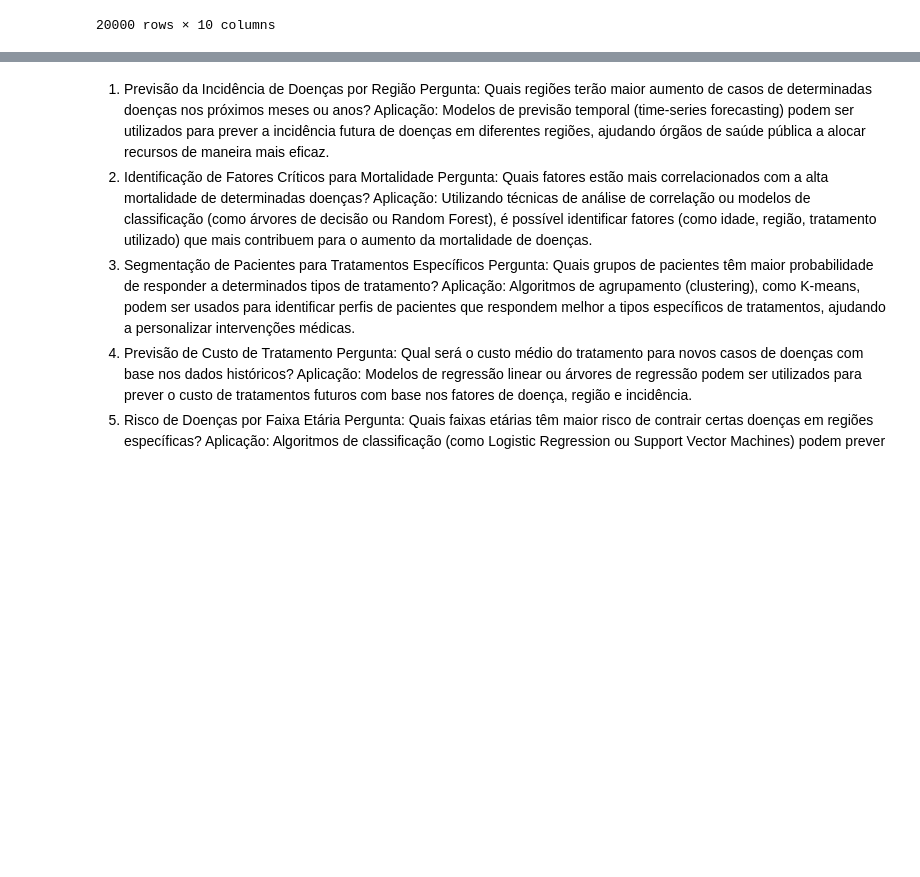
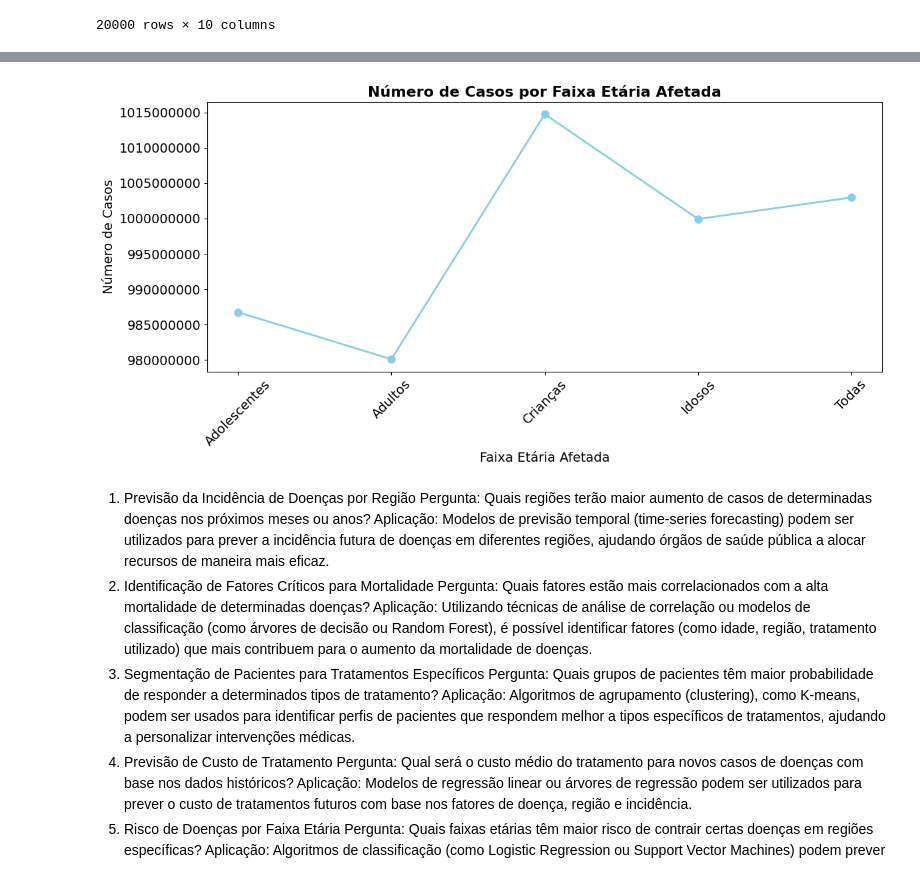
Before and after one commit to Jonathan-Stefan/Projeto_C318_Analise_de_Dados, a Jupyter notebook: main.ipynb, the cells around one changed output, grey strips where cells are left out. Cells and saved outputs as stored; diff of their text form; code cells hidden in the pictures; blank space fills up the shorter version.

```diff
--- a/main.ipynb
+++ b/main.ipynb
@@ -80,3 +152,28 @@ display(tabela)
+# %%
+# Agrupando o número de casos por faixa etária
+faixa_etaria_casos = df.groupby('Faixa Etária Afetada')['Número de Casos'].sum()
+
+# Criando o gráfico de linhas
+plt.figure(figsize=(12,6))
+plt.plot(faixa_etaria_casos.index, faixa_etaria_casos.values, marker='o', color='skyblue', linestyle='-', linewidth=2, markersize=8)
+
+# Removendo a notação científica do eixo Y
+plt.ticklabel_format(style='plain', axis='y')
+
+# Adicionando título e rótulos
+plt.title('Número de Casos por Faixa Etária Afetada', fontsize=16, fontweight='bold')
+plt.xlabel('Faixa Etária Afetada', fontsize=14)
+plt.ylabel('Número de Casos', fontsize=14)
+
+# Ajustando o tamanho e rotação das marcações dos eixos
+plt.xticks(rotation=45, fontsize=14)  # Rotaciona as categorias no eixo X
+plt.yticks(fontsize=14)
+
+# Exibindo o gráfico
+plt.tight_layout()
+plt.show()
+# %% [output]
+[figure, added]
 # %% [markdown]
 1. Previsão da Incidência de Doenças por Região
 Pergunta: Quais regiões terão maior aumento de casos de determinadas doenças nos próximos meses ou anos?
```
Also changed, not shown: parts of 6 cells of this notebook.
